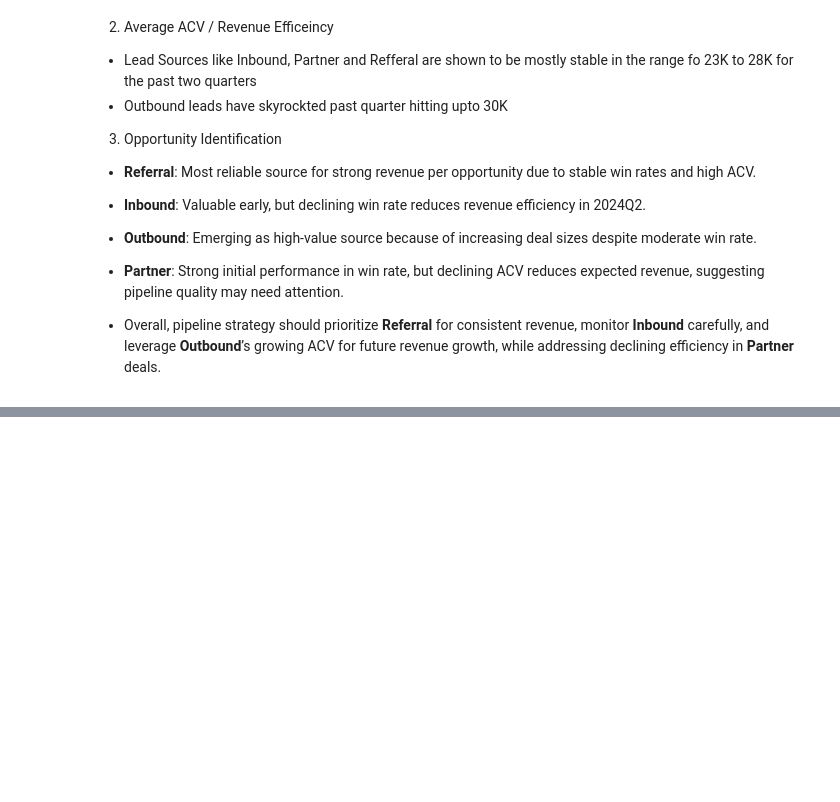
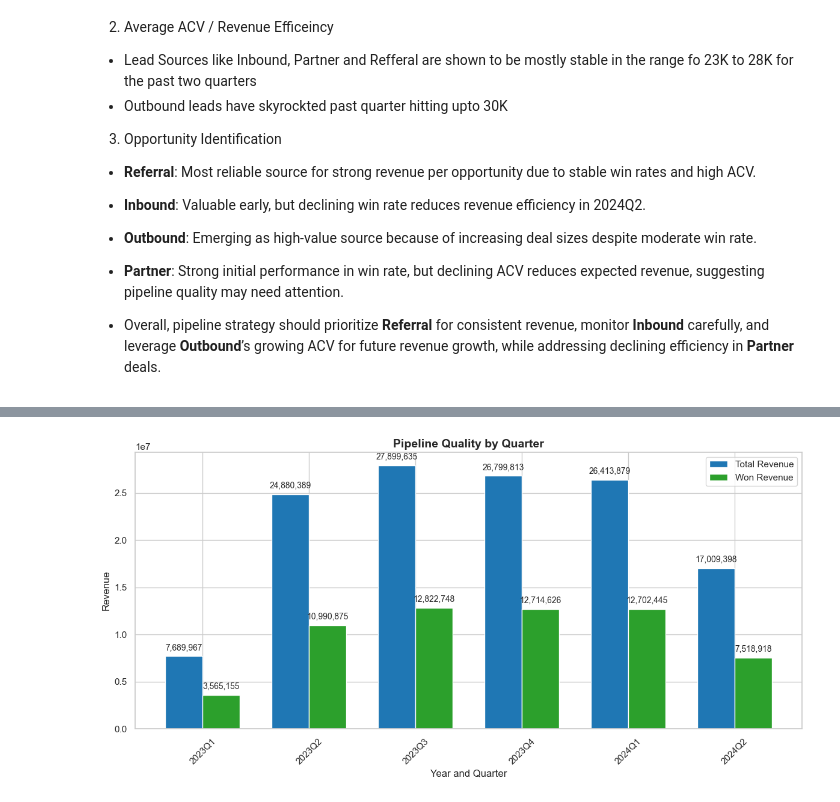
Before and after one commit to ShubhPundir/SkyGeni-Task, a Jupyter notebook: eda.ipynb, the cells around one changed output, grey strips where cells are left out. Cells and saved outputs as stored; diff of their text form; code cells hidden in the pictures; blank space fills up the shorter version.

```diff
--- a/eda.ipynb
+++ b/eda.ipynb
@@ -823,0 +644,15 @@ df
+# %%
+pipeline_quality = (
+    df.groupby("closed_year_and_quarter")
+      .agg(
+          total_revenue=("deal_amount", "sum"),
+          won_revenue=("deal_amount", lambda x: x[df.loc[x.index, "is_won"] == 1].sum())
+      )
+      .reset_index()
+)
+
+pipeline_quality["pipeline_quality_ratio"] = (
+    pipeline_quality["won_revenue"] / pipeline_quality["total_revenue"]
+) * 100
+
+pipeline_quality
@@ -823,0 +667,50 @@ df
+# %%
+x = np.arange(len(pipeline_quality["closed_year_and_quarter"]))
+width = 0.35  # width of the bars
+
+# Create the figure and axes
+fig, ax = plt.subplots(figsize=(12, 6))
+
+# Plot total revenue
+bars_total = ax.bar(
+    x - width/2,
+    pipeline_quality["total_revenue"],
+    width,
+    label="Total Revenue",
+    color="#1f77b4"
+)
+
+# Plot won revenue
+bars_won = ax.bar(
+    x + width/2,
+    pipeline_quality["won_revenue"],
+    width,
+    label="Won Revenue",
+    color="#2ca02c"
+)
+
+# Labels and title
+ax.set_xlabel("Year and Quarter", fontsize=12)
+ax.set_ylabel("Revenue", fontsize=12)
+ax.set_title("Pipeline Quality by Quarter", fontsize=14, fontweight='bold')
+ax.set_xticks(x)
+ax.set_xticklabels(pipeline_quality["closed_year_and_quarter"], rotation=45)
+ax.legend()
+
+# Optional: add values on top of bars
+def add_values(bars):
+    for bar in bars:
+        height = bar.get_height()
+        ax.annotate(f'{height:,.0f}',
+                    xy=(bar.get_x() + bar.get_width() / 2, height),
+                    xytext=(0, 5),  # 5 points vertical offset
+                    textcoords="offset points",
+                    ha='center', va='bottom', fontsize=10)
+
+add_values(bars_total)
+add_values(bars_won)
+
+plt.tight_layout()
+plt.show()
+# %% [output]
+[figure, added]
```
Also changed, not shown: parts of 25 cells of this notebook.
